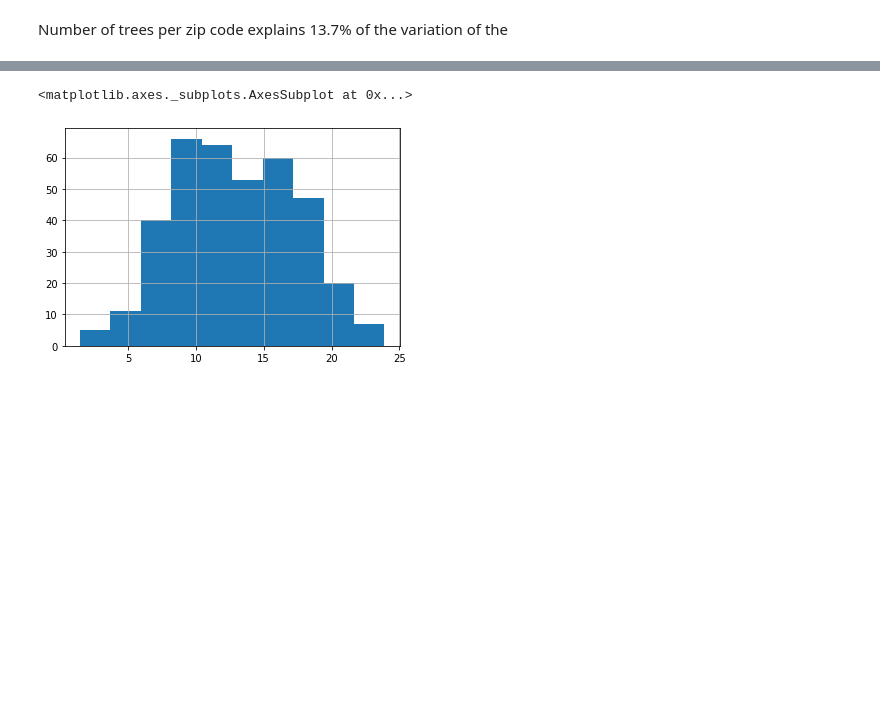
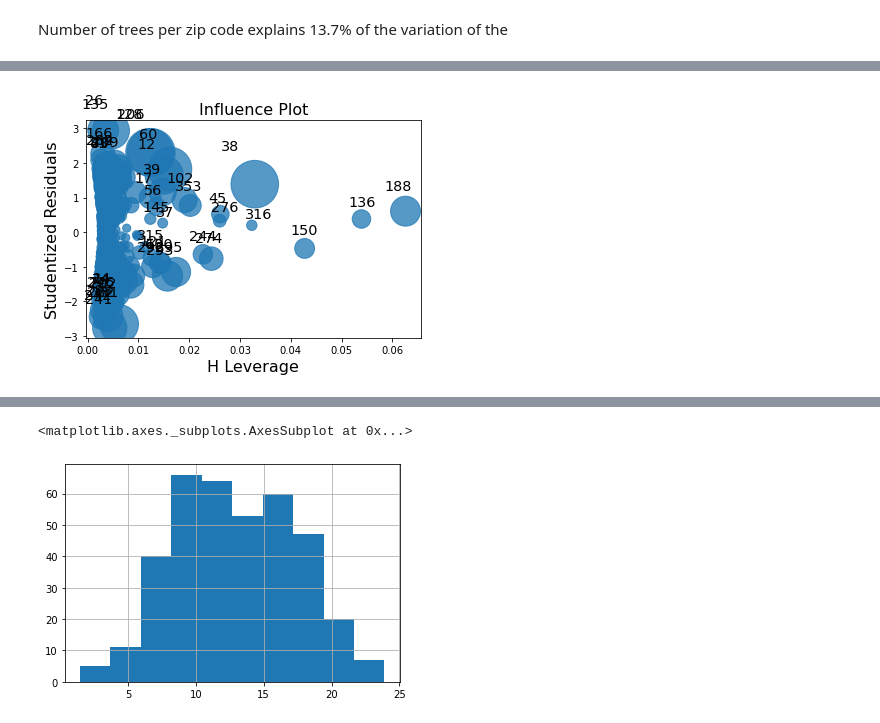
Before and after one commit to ReidelVichot/PUS2022_AirQualPHL, a Jupyter notebook: Final_Models_Regressions_Correlation_RF.ipynb, the cells around one changed output, grey strips where cells are left out. Saved outputs shown, nothing was run; the diff lists cells and outputs as text; code cells hidden in the pictures; blank space fills up the shorter version.

```diff
--- a/Final_Models_Regressions_Correlation_RF.ipynb
+++ b/Final_Models_Regressions_Correlation_RF.ipynb
@@ -180,0 +241,4 @@ Number of trees per zip code explains 13.7% of the variation of the
+# %%
+sm.graphics.influence_plot(est_no);
+# %% [output]
+[figure, added]
```
Also changed, not shown: parts of 21 cells of this notebook.
